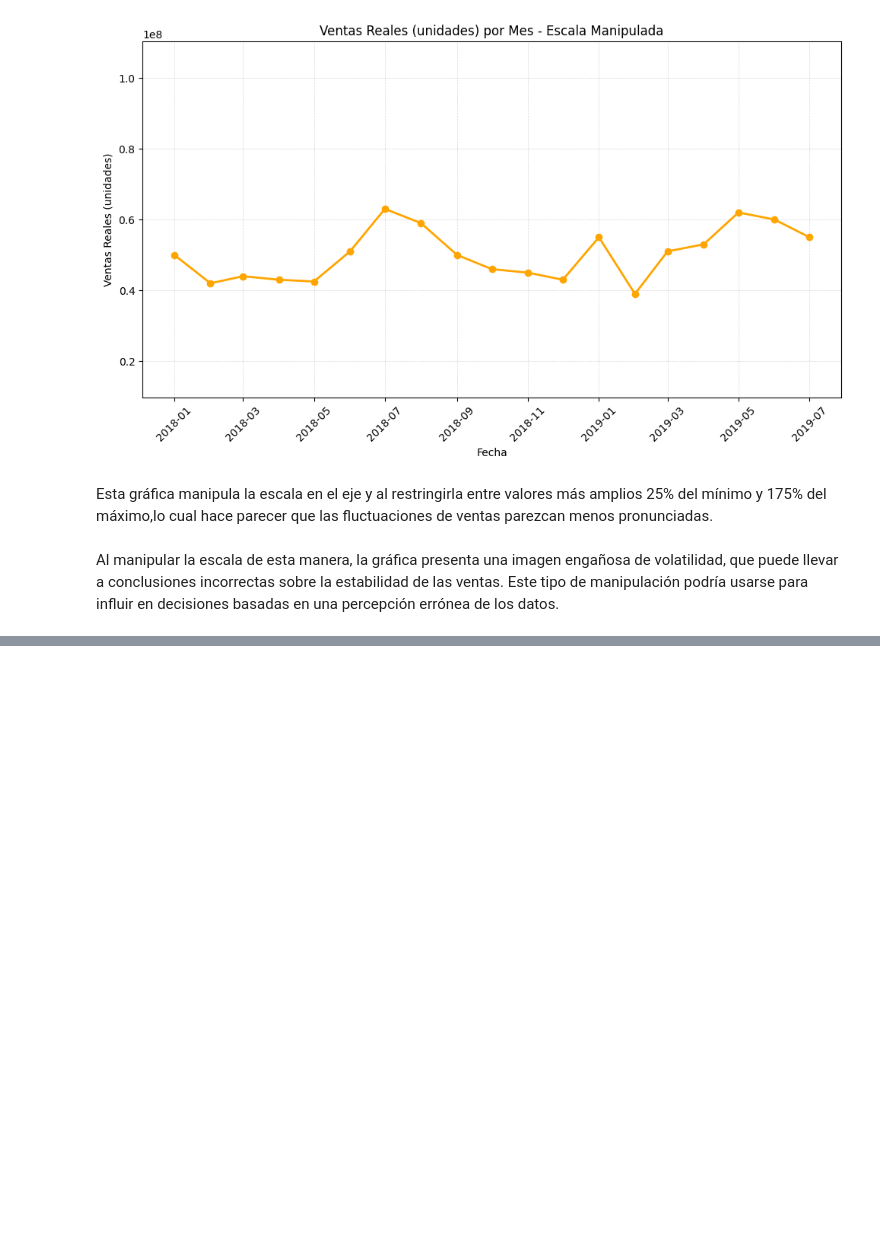
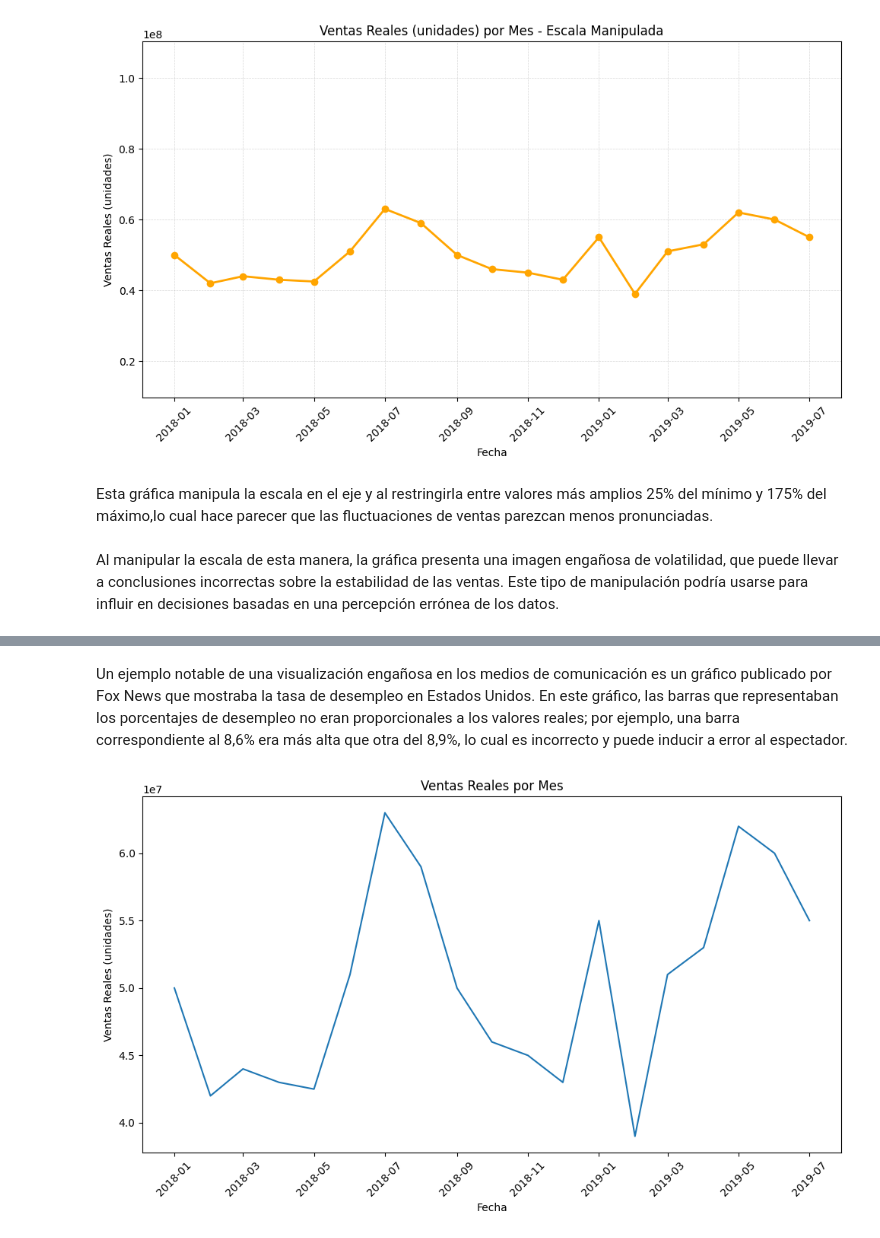
Before and after one commit to mvrcentes/Data_Science_2024, a Jupyter notebook: lab-9.ipynb, the cells around one changed output, grey strips where cells are left out. Saved outputs shown, nothing was run; the diff lists cells and outputs as text; code cells hidden in the pictures; blank space fills up the shorter version.

```diff
--- a/lab-9.ipynb
+++ b/lab-9.ipynb
@@ -329,0 +336,18 @@ Al manipular la escala de esta manera, la gráfica presenta una imagen engañosa
+# %% [markdown]
+Un ejemplo notable de una visualización engañosa en los medios de comunicación es un gráfico publicado por Fox News que mostraba la tasa de desempleo en Estados Unidos. En este gráfico, las barras que representaban los porcentajes de desempleo no eran proporcionales a los valores reales; por ejemplo, una barra correspondiente al 8,6% era más alta que otra del 8,9%, lo cual es incorrecto y puede inducir a error al espectador.
+# %%
+# Visualización básica de las ventas reales a lo largo del tiempo con configuraciones predeterminadas
+plt.figure(figsize=(10, 6))
+plt.plot(sales_data["Fecha"], sales_data["Ventas Reales (unidades)"])
+
+# Títulos y etiquetas básicas
+plt.title("Ventas Reales por Mes")
+plt.xlabel("Fecha")
+plt.ylabel("Ventas Reales (unidades)")
+plt.xticks(rotation=45)
+
+# Mostrar la visualización básica
+plt.tight_layout()
+plt.show()
+# %% [output]
+[figure, added]
```
Also changed, not shown: parts of 10 cells of this notebook, 2 other files.
